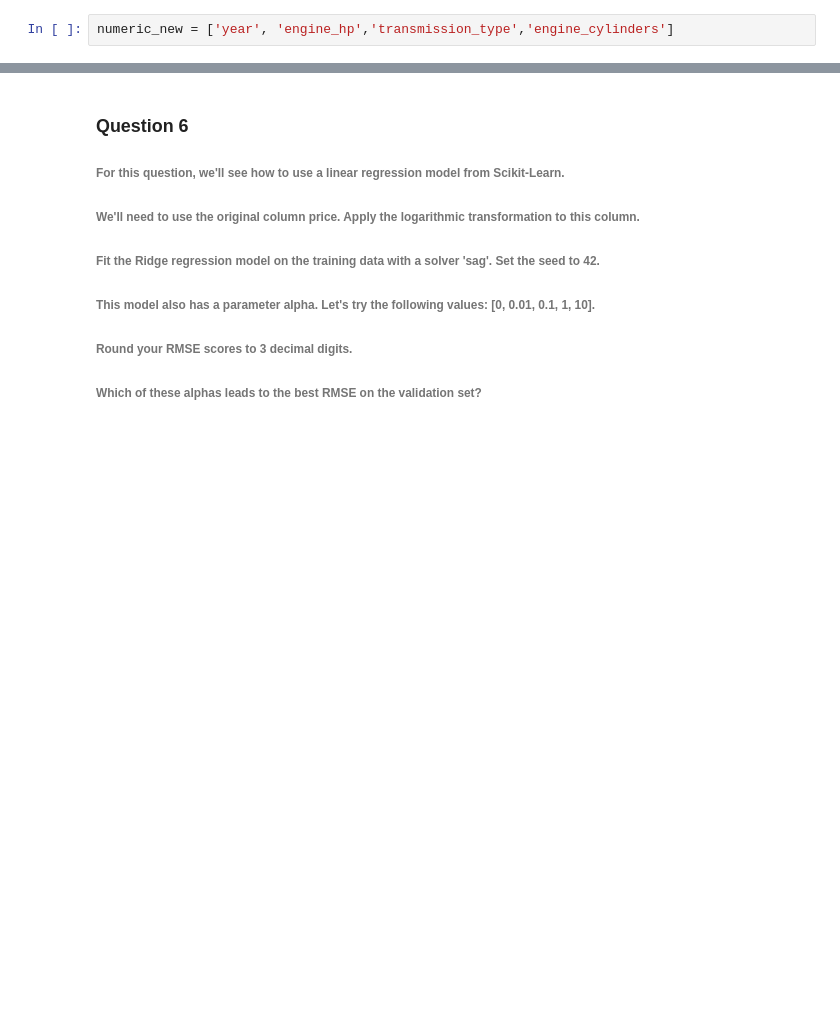
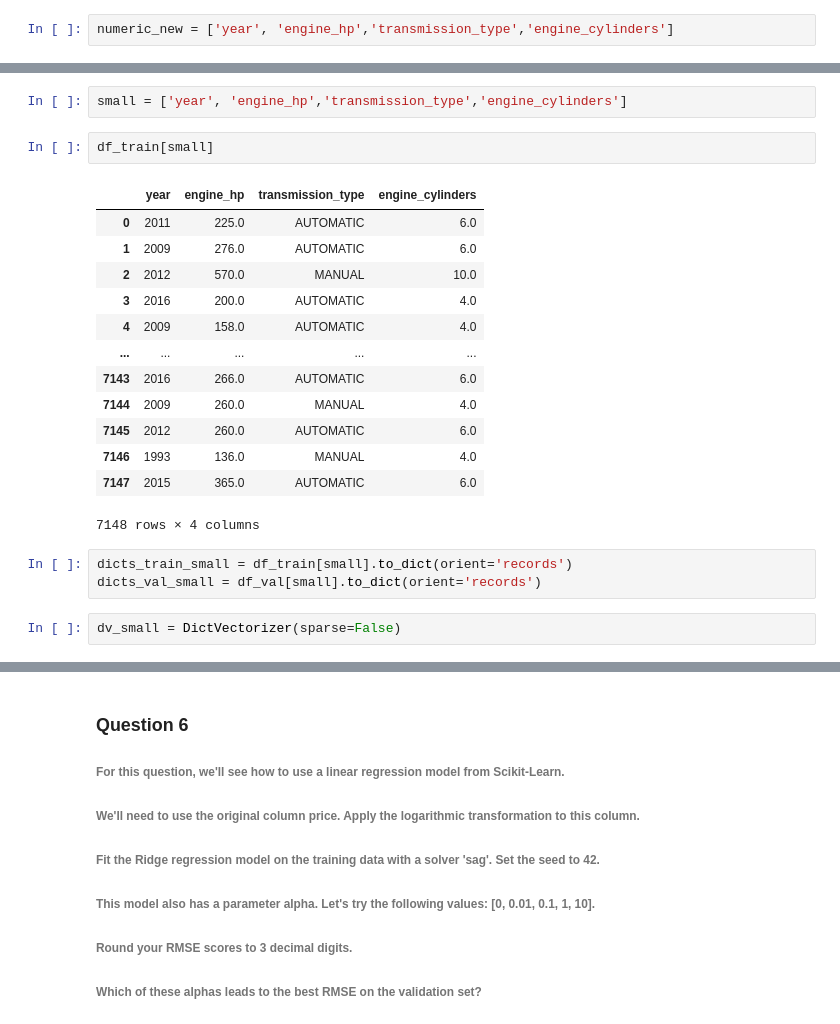
Before and after one commit to sam47-asfaw/ml_zoomcamp, a Jupyter notebook: 03-classification/HW-3.ipynb, the cells around one changed output, grey strips where cells are left out. Cells and saved outputs as stored; diff of their text form; blank space fills up the shorter version.

```diff
--- a/03-classification/HW-3.ipynb
+++ b/03-classification/HW-3.ipynb
@@ -341,0 +397,23 @@ def custom_train_val_dict(val):
+# %%
+small = ['year', 'engine_hp','transmission_type','engine_cylinders']
+# %%
+df_train[small]
+# %% [output]
+|  | year | engine_hp | transmission_type | engine_cylinders |
+| 0 | 2011 | 225.0 | AUTOMATIC | 6.0 |
+| 1 | 2009 | 276.0 | AUTOMATIC | 6.0 |
+| 2 | 2012 | 570.0 | MANUAL | 10.0 |
+| 3 | 2016 | 200.0 | AUTOMATIC | 4.0 |
+| 4 | 2009 | 158.0 | AUTOMATIC | 4.0 |
+| ... | ... | ... | ... | ... |
+| 7143 | 2016 | 266.0 | AUTOMATIC | 6.0 |
+| 7144 | 2009 | 260.0 | MANUAL | 4.0 |
+| 7145 | 2012 | 260.0 | AUTOMATIC | 6.0 |
+| 7146 | 1993 | 136.0 | MANUAL | 4.0 |
+| 7147 | 2015 | 365.0 | AUTOMATIC | 6.0 |
+7148 rows × 4 columns
+# %%
+dicts_train_small = df_train[small].to_dict(orient='records')
+dicts_val_small = df_val[small].to_dict(orient='records')
+# %%
+dv_small = DictVectorizer(sparse=False)
```
Also changed, not shown: parts of 20 cells of this notebook, 1 other file.
